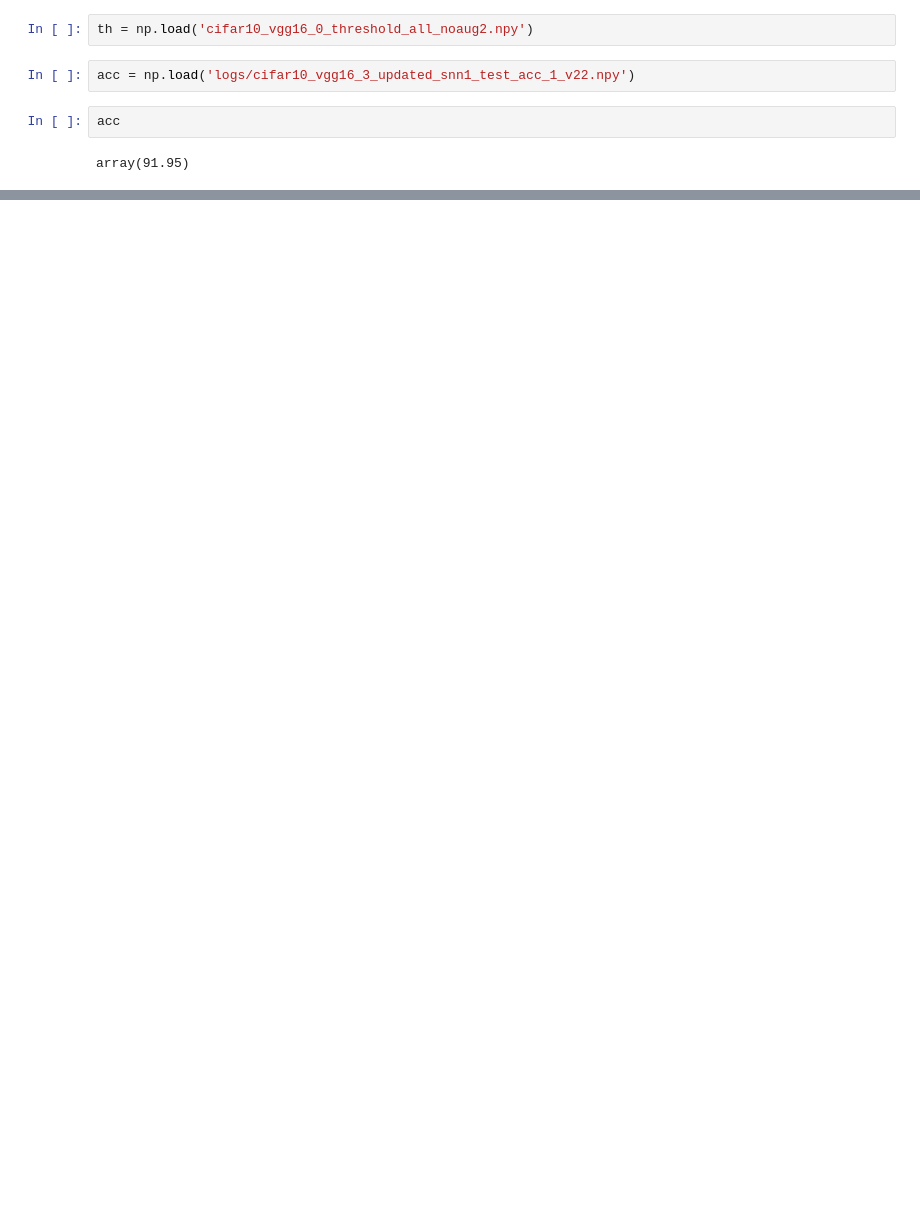
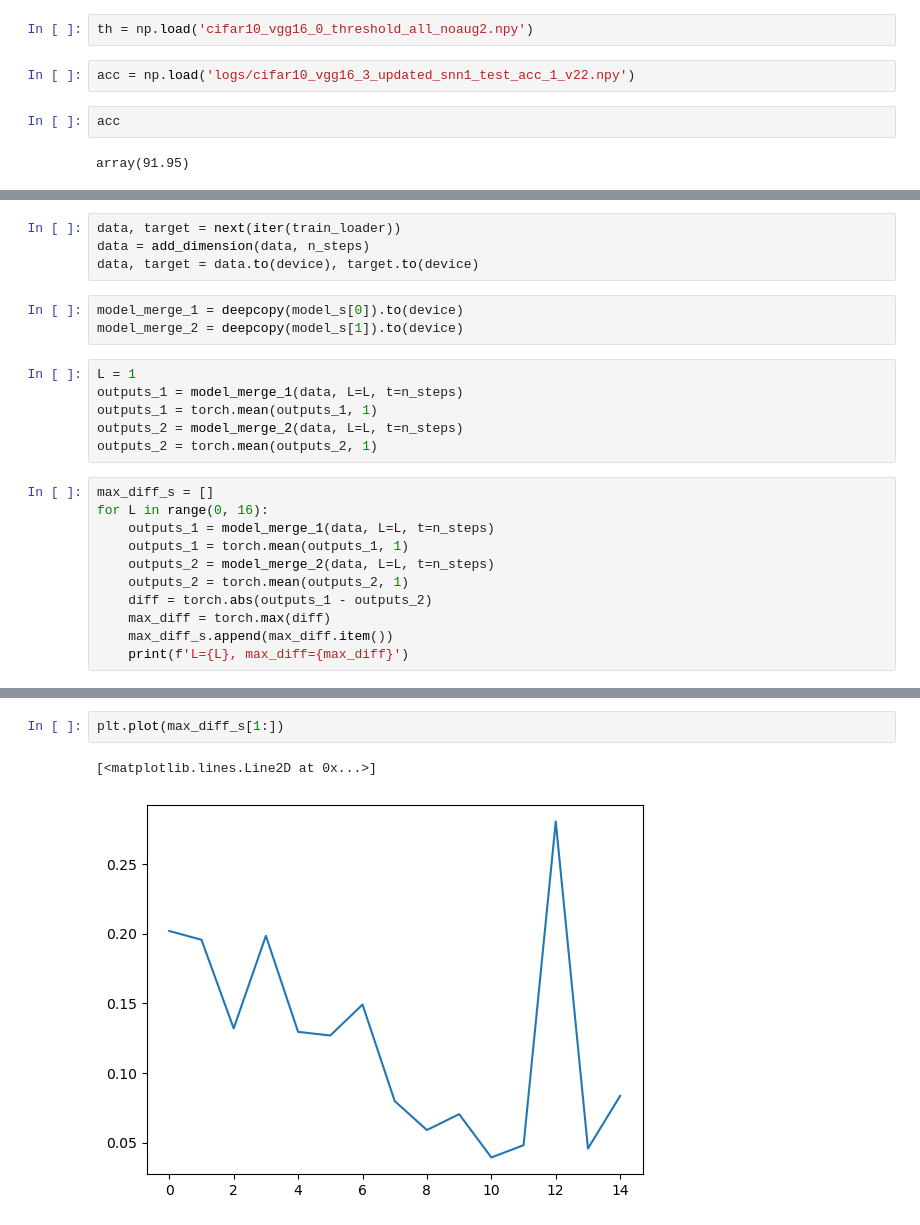
Before and after one commit to XingyuQu/data_driven_init, a Jupyter notebook: play.ipynb, the cells around one changed output, grey strips where cells are left out. Saved outputs shown, nothing was run; the diff lists cells and outputs as text; blank space fills up the shorter version.

```diff
--- a/play.ipynb
+++ b/play.ipynb
@@ -627,0 +1396,24 @@ array(91.95)
+# %%
+data, target = next(iter(train_loader))
+data = add_dimension(data, n_steps)
+data, target = data.to(device), target.to(device)
+# %%
+model_merge_1 = deepcopy(model_s[0]).to(device)
+model_merge_2 = deepcopy(model_s[1]).to(device)
+# %%
+L = 1
+outputs_1 = model_merge_1(data, L=L, t=n_steps)
+outputs_1 = torch.mean(outputs_1, 1)
+outputs_2 = model_merge_2(data, L=L, t=n_steps)
+outputs_2 = torch.mean(outputs_2, 1)
+# %%
+max_diff_s = []
+for L in range(0, 16):
+    outputs_1 = model_merge_1(data, L=L, t=n_steps)
+    outputs_1 = torch.mean(outputs_1, 1)
+    outputs_2 = model_merge_2(data, L=L, t=n_steps)
+    outputs_2 = torch.mean(outputs_2, 1)
+    diff = torch.abs(outputs_1 - outputs_2)
+    max_diff = torch.max(diff)
+    max_diff_s.append(max_diff.item())
+    print(f'L={L}, max_diff={max_diff}')
@@ -627,0 +1437,5 @@ array(91.95)
+# %%
+plt.plot(max_diff_s[1:])
+# %% [output]
+[<matplotlib.lines.Line2D at 0x...>]
+[figure, added]
```
Also changed, not shown: parts of 103 cells of this notebook, 7 other files.
